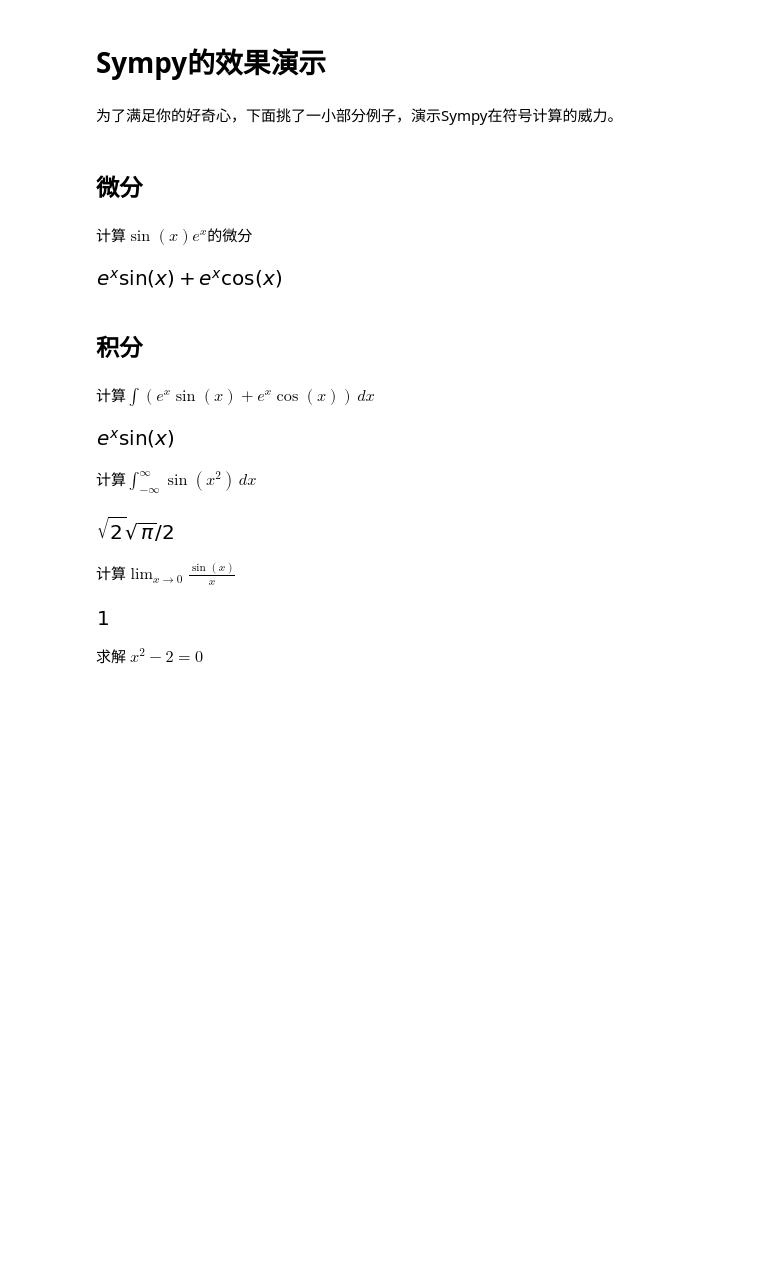
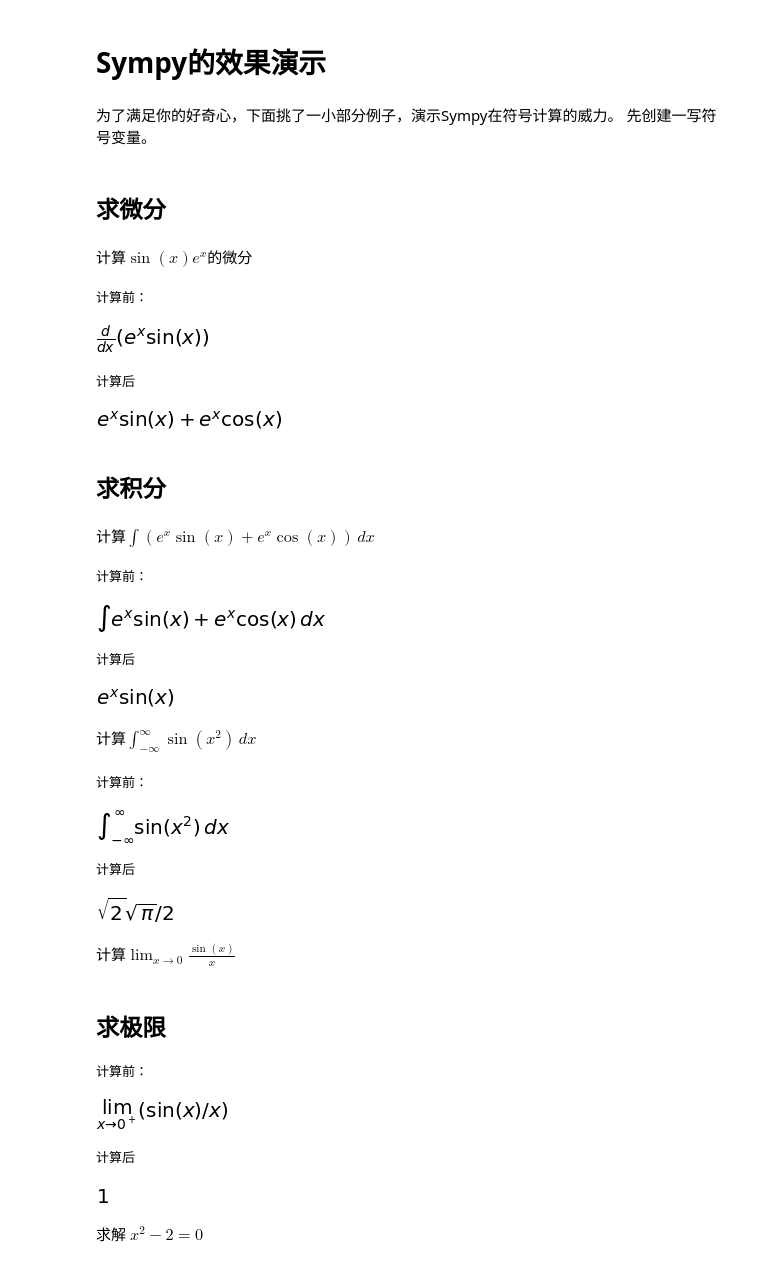
Before and after one commit to tade0726/jupyter_labs, a Jupyter notebook: exolution/0026_sympy/0026_sympy_intro_1_ch.ipynb, the cells around one changed output. Drawn from its saved outputs; the diff is of its cells as text; code cells hidden in the pictures; blank space fills up the shorter version.

```diff
--- a/exolution/0026_sympy/0026_sympy_intro_1_ch.ipynb
+++ b/exolution/0026_sympy/0026_sympy_intro_1_ch.ipynb
@@ -6,0 +23,4 @@ from IPython.display import display
+# %%
+from helper import comparator_eval_factory
+
+eval_comparator = comparator_eval_factory('计算前：','计算后')
@@ -54,5 +80,5 @@ display(expr-x-y)
 # %% [markdown]
 # Sympy的效果演示
 # %% [markdown]
-为了满足你的好奇心，下面挑了一小部分例子，演示Sympy在符号计算的威力。
+为了满足你的好奇心，下面挑了一小部分例子，演示Sympy在符号计算的威力。 先创建一写符号变量。
 # %%
@@ -60,31 +85,53 @@ from sympy import *
 x, t, z, nu = symbols('x t z nu')
 # %% [markdown]
-## 微分
+## 求微分
 # %% [markdown]
 计算$\sin{(x)}e^x$的微分
 # %%
-display(diff(sin(x)*exp(x), x))
+s = Derivative(sin(x)*exp(x),x)
+
+eval_comparator(s)
 # %% [output]
+计算前：
-[figure, old version]
+[figure, new version]
+计算后
+[figure, added]
 # %% [markdown]
-## 积分
+## 求积分
 # %% [markdown]
 计算$\int(e^x\sin{(x)} + e^x\cos{(x)})\,dx$
 # %%
-display(integrate(exp(x)*sin(x) + exp(x)*cos(x), x))
+s = Integral(exp(x)*sin(x) + exp(x)*cos(x))
+
+eval_comparator(s)
 # %% [output]
+计算前：
-[figure, old version]
+[figure, new version]
+计算后
+[figure, added]
 # %% [markdown]
 计算$\int_{-\infty}^\infty \sin{(x^2)}\,dx$
 # %%
-display(integrate(sin(x**2), (x, -oo, oo)))
+s = Integral(sin(x**2),(x,-oo,oo))
+
+eval_comparator(s)
 # %% [output]
+计算前：
-[figure, old version]
+[figure, new version]
+计算后
+[figure, added]
 # %% [markdown]
 计算$\lim_{x\to 0}\frac{\sin{(x)}}{x}$
+# %% [markdown]
+## 求极限
 # %%
-display(limit(sin(x)/x, x, 0))
+s = Limit(sin(x)/x, x, 0)
+
+eval_comparator(s)
 # %% [output]
+计算前：
-[figure, old version]
+[figure, new version]
+计算后
+[figure, added]
 # %% [markdown]
 求解 $x^2 - 2 = 0$
```
Also changed, not shown: parts of 77 cells of this notebook, 7 other files.
